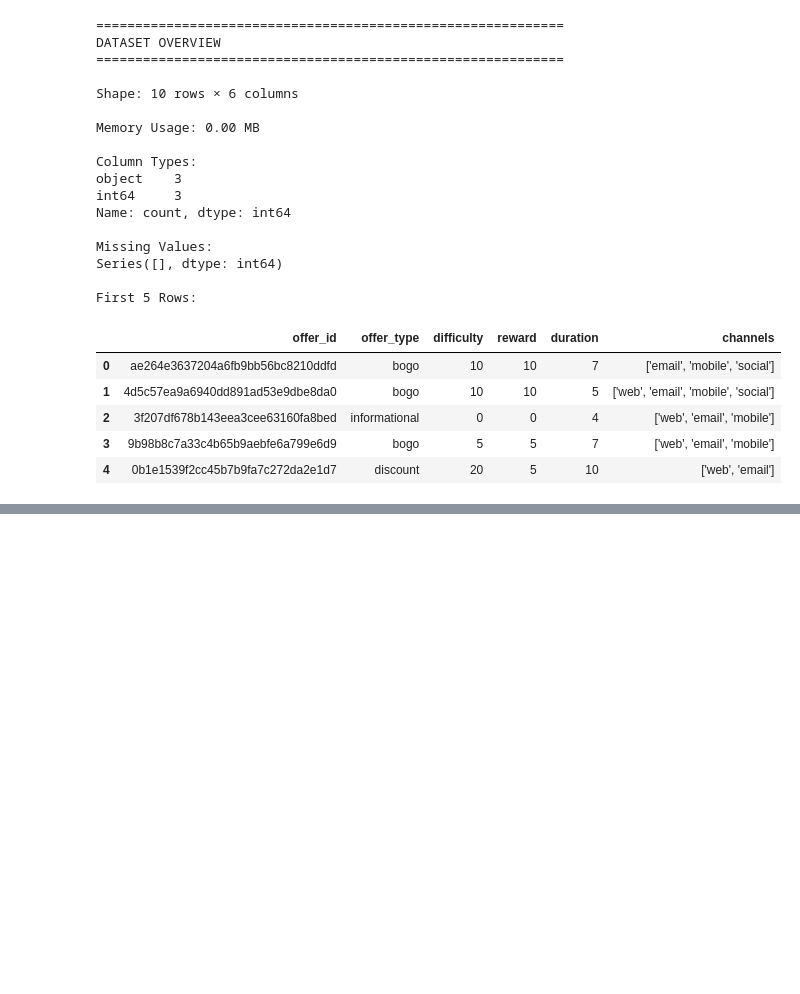
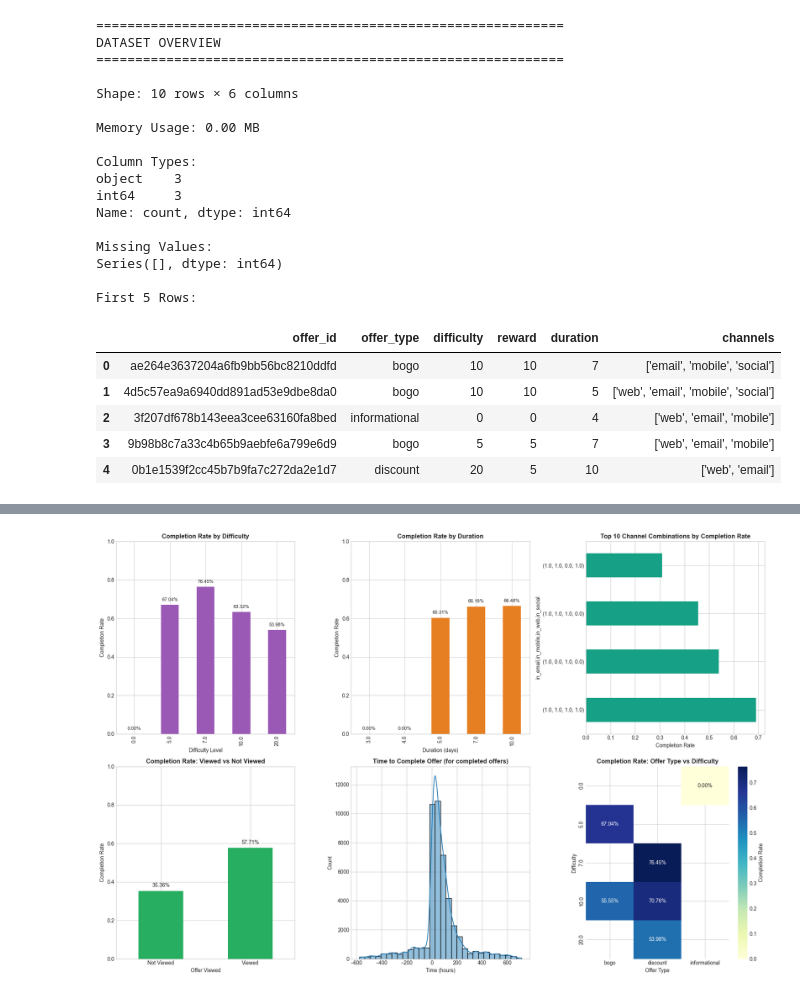
Before and after one commit to techmum21p/Brewlytics_Chat, a Jupyter notebook: Notebooks/01_EDA.ipynb, the cells around one changed output, grey strips where cells are left out. Drawn from its saved outputs; the diff is of its cells as text; code cells hidden in the pictures; blank space fills up the shorter version.

```diff
--- a/Notebooks/01_EDA.ipynb
+++ b/Notebooks/01_EDA.ipynb
@@ -377,0 +1126,80 @@ First 5 Rows:
+# %%
+# ============================================================
+# 2. OFFER CHARACTERISTICS ANALYSIS
+# ============================================================
+print("\n" + "="*80)
+print("2. OFFER CHARACTERISTICS & THEIR IMPACT ON COMPLETION")
+print("="*80)
+
+fig = plt.figure(figsize=(18, 12))
+
+# 1. Completion rate by difficulty
+plt.subplot(2, 3, 1)
+completion_by_difficulty = df_final.groupby('difficulty')['target'].agg(['sum', 'count', 'mean'])
+completion_by_difficulty['mean'].plot(kind='bar', color='#9b59b6')
+plt.title('Completion Rate by Difficulty', fontsize=12, fontweight='bold')
+plt.ylabel('Completion Rate')
+plt.xlabel('Difficulty Level')
+plt.ylim(0, 1)
+for i, v in enumerate(completion_by_difficulty['mean'].values):
+    plt.text(i, v + 0.02, f'{v:.2%}', ha='center', fontsize=9)
+
+# 2. Completion rate by duration
+plt.subplot(2, 3, 2)
+completion_by_duration = df_final.groupby('duration')['target'].agg(['sum', 'count', 'mean'])
+completion_by_duration['mean'].plot(kind='bar', color='#e67e22')
+plt.title('Completion Rate by Duration', fontsize=12, fontweight='bold')
+plt.ylabel('Completion Rate')
+plt.xlabel('Duration (days)')
+plt.ylim(0, 1)
+for i, v in enumerate(completion_by_duration['mean'].values):
+    plt.text(i, v + 0.02, f'{v:.2%}', ha='center', fontsize=9)
+
+# 3. Completion rate by channel combinations
+plt.subplot(2, 3, 3)
+channel_data = df_final.groupby(['in_email', 'in_mobile', 'in_web', 'in_social'])['target'].mean().sort_values(ascending=False).head(10)
+channel_data.plot(kind='barh', color='#16a085')
+plt.title('Top 10 Channel Combinations by Completion Rate', fontsize=12, fontweight='bold')
+plt.xlabel('Completion Rate')
+plt.tight_layout()
+
+# 4. Impact of viewing on completion
+plt.subplot(2, 3, 4)
+view_completion = df_final.groupby('offer_viewed')['target'].agg(['sum', 'count', 'mean'])
+view_completion['mean'].plot(kind='bar', color='#27ae60')
+plt.title('Completion Rate: Viewed vs Not Viewed', fontsize=12, fontweight='bold')
+plt.ylabel('Completion Rate')
+plt.xlabel('Offer Viewed')
+plt.xticks([0, 1], ['Not Viewed', 'Viewed'], rotation=0)
+plt.ylim(0, 1)
+for i, v in enumerate(view_completion['mean'].values):
+    plt.text(i, v + 0.02, f'{v:.2%}', ha='center', fontsize=10)
+
+# 5. Distribution of time to action for completed offers
+plt.subplot(2, 3, 5)
+completed_offers = df_final[df_final['target'] == 1]
+sns.histplot(data=completed_offers, x='time_to_action', bins=30, kde=True, color='#2980b9')
+plt.title('Time to Complete Offer (for completed offers)', fontsize=12, fontweight='bold')
+plt.xlabel('Time (hours)')
+plt.ylabel('Count')
+
+# 6. Completion rate by offer type and difficulty
+plt.subplot(2, 3, 6)
+pivot_data = df_final.pivot_table(values='target', index='difficulty', columns='offer_type', aggfunc='mean')
+sns.heatmap(pivot_data, annot=True, fmt='.2%', cmap='YlGnBu', cbar_kws={'label': 'Completion Rate'})
+plt.title('Completion Rate: Offer Type vs Difficulty', fontsize=12, fontweight='bold')
+plt.ylabel('Difficulty')
+plt.xlabel('Offer Type')
+
+plt.tight_layout()
+plt.show()
+
+print("\n" + "-"*80)
+print("Key Statistics by Offer Characteristics:")
+print("\nCompletion by Difficulty:")
+print(completion_by_difficulty)
+print("\nCompletion by Duration:")
+print(completion_by_duration)
+print("\nCompletion by View Status:")
+print(view_completion)
+# %% [output]
@@ -377,0 +1209 @@ First 5 Rows:
+[figure, added]
```
Also changed, not shown: parts of 27 cells of this notebook.
